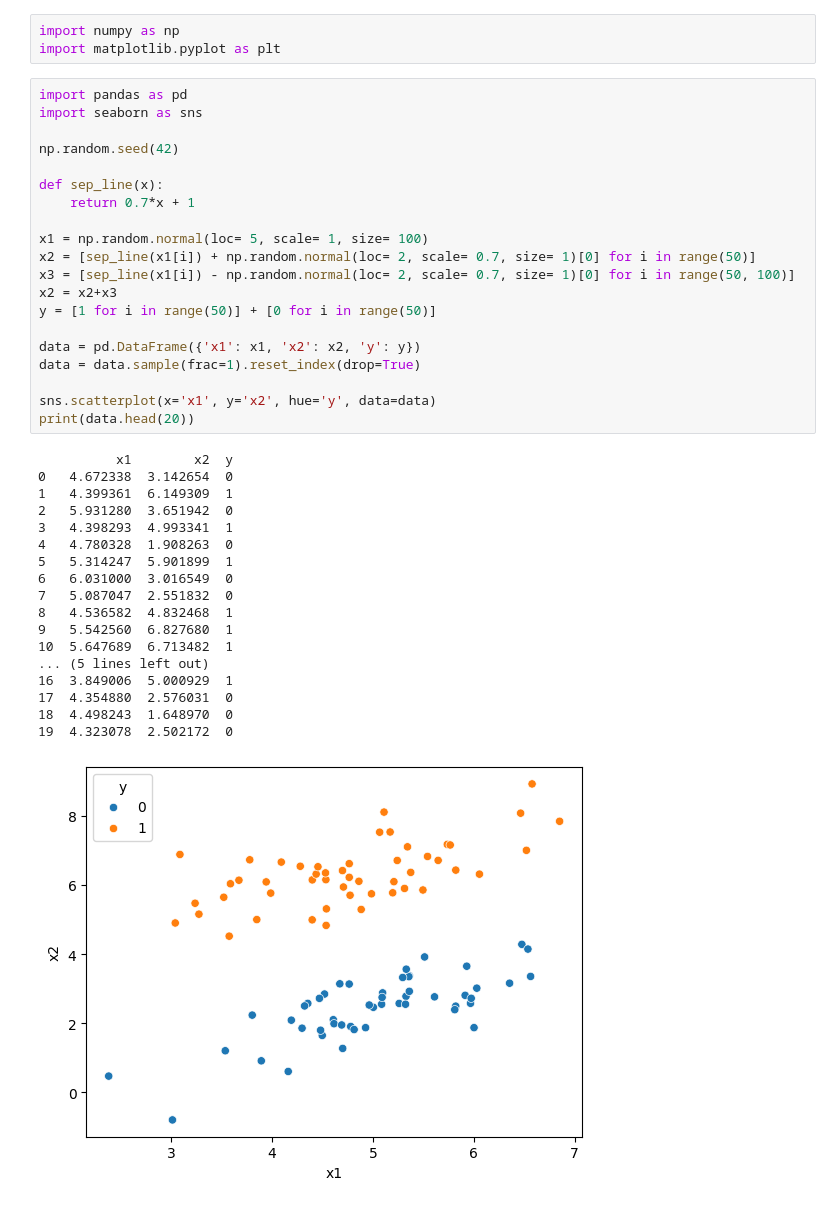
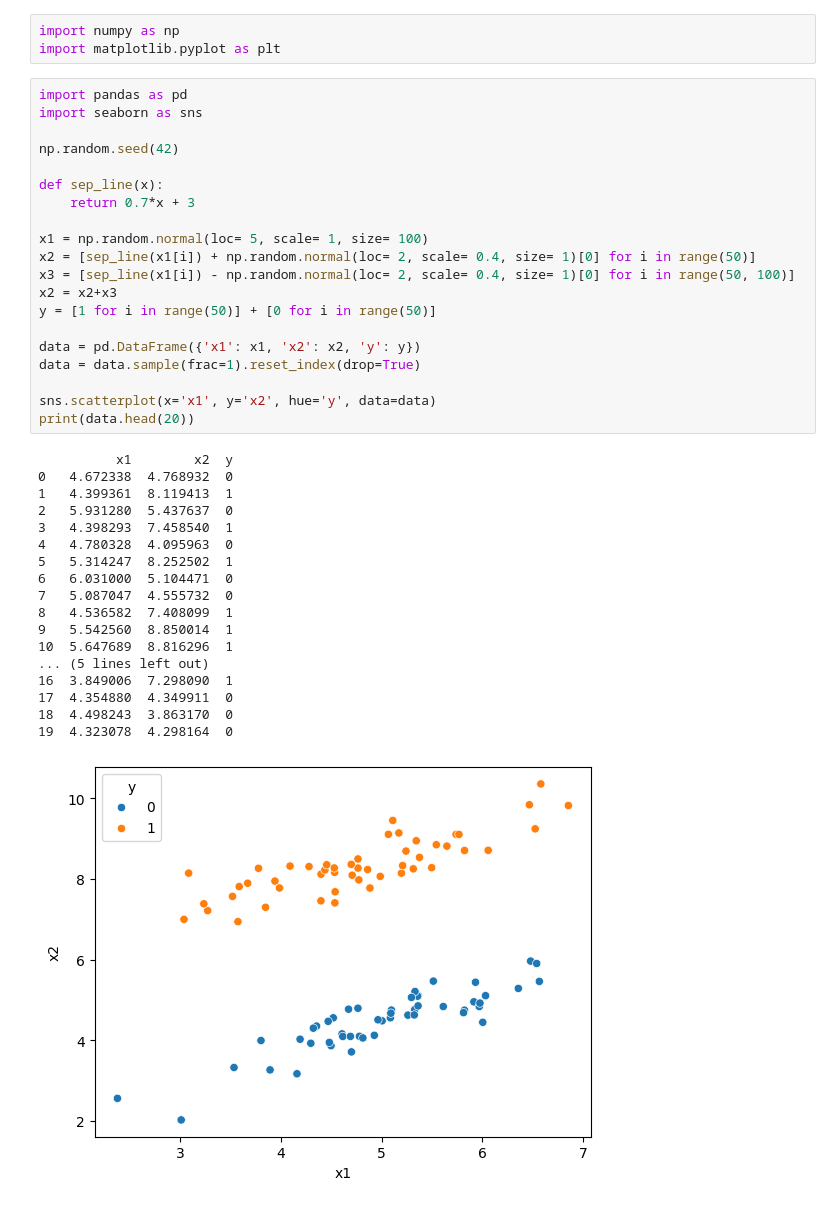
Before and after one commit to ozgun-buyuktanir/algoprac, a Jupyter notebook: machine-learning-algorithms/perceptron.ipynb, the cells around one changed output. Cells and saved outputs as stored; diff of their text form.

```diff
--- a/machine-learning-algorithms/perceptron.ipynb
+++ b/machine-learning-algorithms/perceptron.ipynb
@@ -4,39 +4,39 @@ import matplotlib.pyplot as plt
 # %%
 import pandas as pd
 import seaborn as sns
 
 np.random.seed(42)
 
 def sep_line(x):
-    return 0.7*x + 1
+    return 0.7*x + 3
 
 x1 = np.random.normal(loc= 5, scale= 1, size= 100)
-x2 = [sep_line(x1[i]) + np.random.normal(loc= 2, scale= 0.7, size= 1)[0] for i in range(50)]
-x3 = [sep_line(x1[i]) - np.random.normal(loc= 2, scale= 0.7, size= 1)[0] for i in range(50, 100)]
+x2 = [sep_line(x1[i]) + np.random.normal(loc= 2, scale= 0.4, size= 1)[0] for i in range(50)]
+x3 = [sep_line(x1[i]) - np.random.normal(loc= 2, scale= 0.4, size= 1)[0] for i in range(50, 100)]
 x2 = x2+x3
 y = [1 for i in range(50)] + [0 for i in range(50)]
 
 data = pd.DataFrame({'x1': x1, 'x2': x2, 'y': y})
 data = data.sample(frac=1).reset_index(drop=True)
 
 sns.scatterplot(x='x1', y='x2', hue='y', data=data)
 print(data.head(20))
 # %% [output]
           x1        x2  y
-0   4.672338  3.142654  0
-1   4.399361  6.149309  1
-2   5.931280  3.651942  0
-3   4.398293  4.993341  1
-4   4.780328  1.908263  0
-5   5.314247  5.901899  1
-6   6.031000  3.016549  0
-7   5.087047  2.551832  0
-8   4.536582  4.832468  1
-9   5.542560  6.827680  1
-10  5.647689  6.713482  1
+0   4.672338  4.768932  0
+1   4.399361  8.119413  1
+2   5.931280  5.437637  0
+3   4.398293  7.458540  1
+4   4.780328  4.095963  0
+5   5.314247  8.252502  1
+6   6.031000  5.104471  0
+7   5.087047  4.555732  0
+8   4.536582  7.408099  1
+9   5.542560  8.850014  1
+10  5.647689  8.816296  1
 ... (5 lines left out)
-16  3.849006  5.000929  1
-17  4.354880  2.576031  0
-18  4.498243  1.648970  0
-19  4.323078  2.502172  0
+16  3.849006  7.298090  1
+17  4.354880  4.349911  0
+18  4.498243  3.863170  0
+19  4.323078  4.298164  0
-[figure, old version]
+[figure, new version]
```
Also changed, not shown: parts of 7 cells of this notebook.
